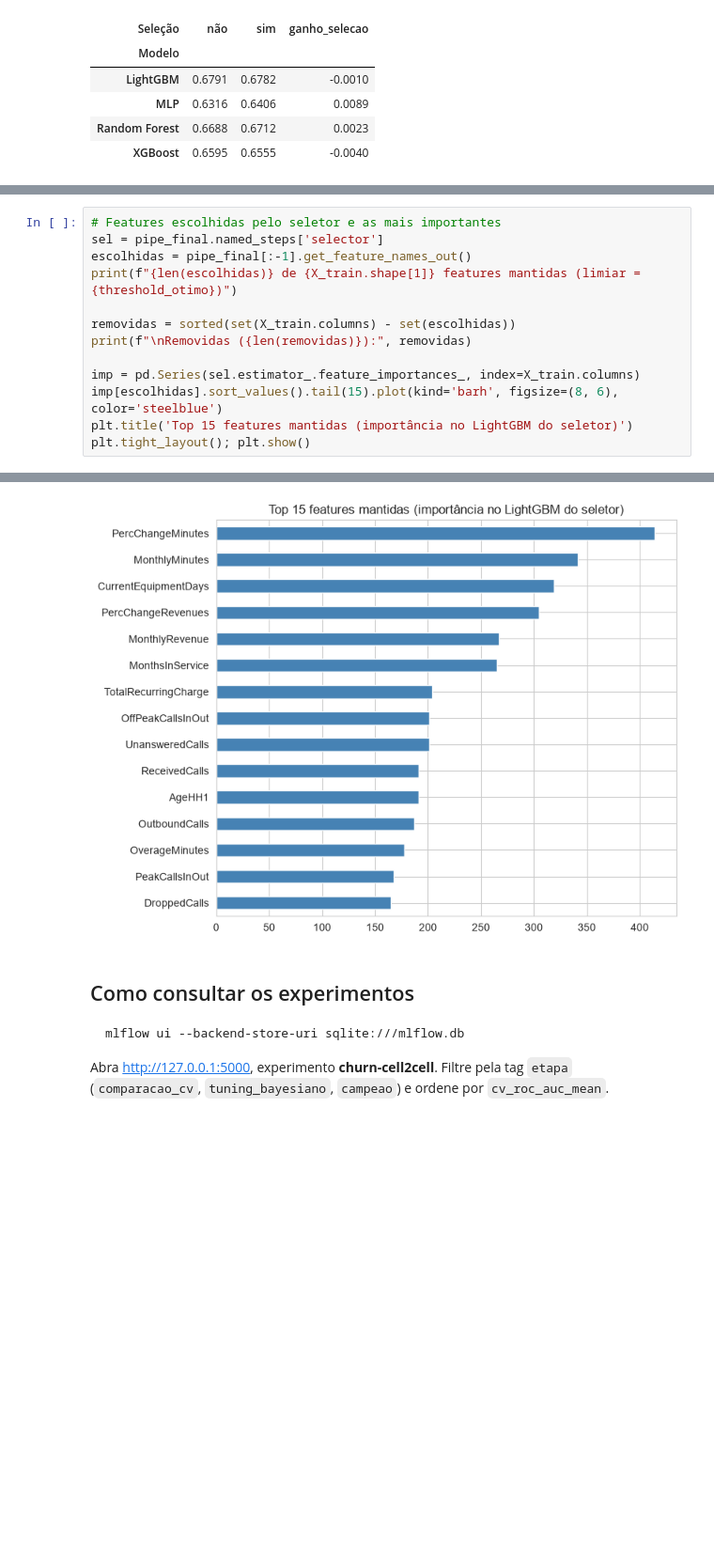
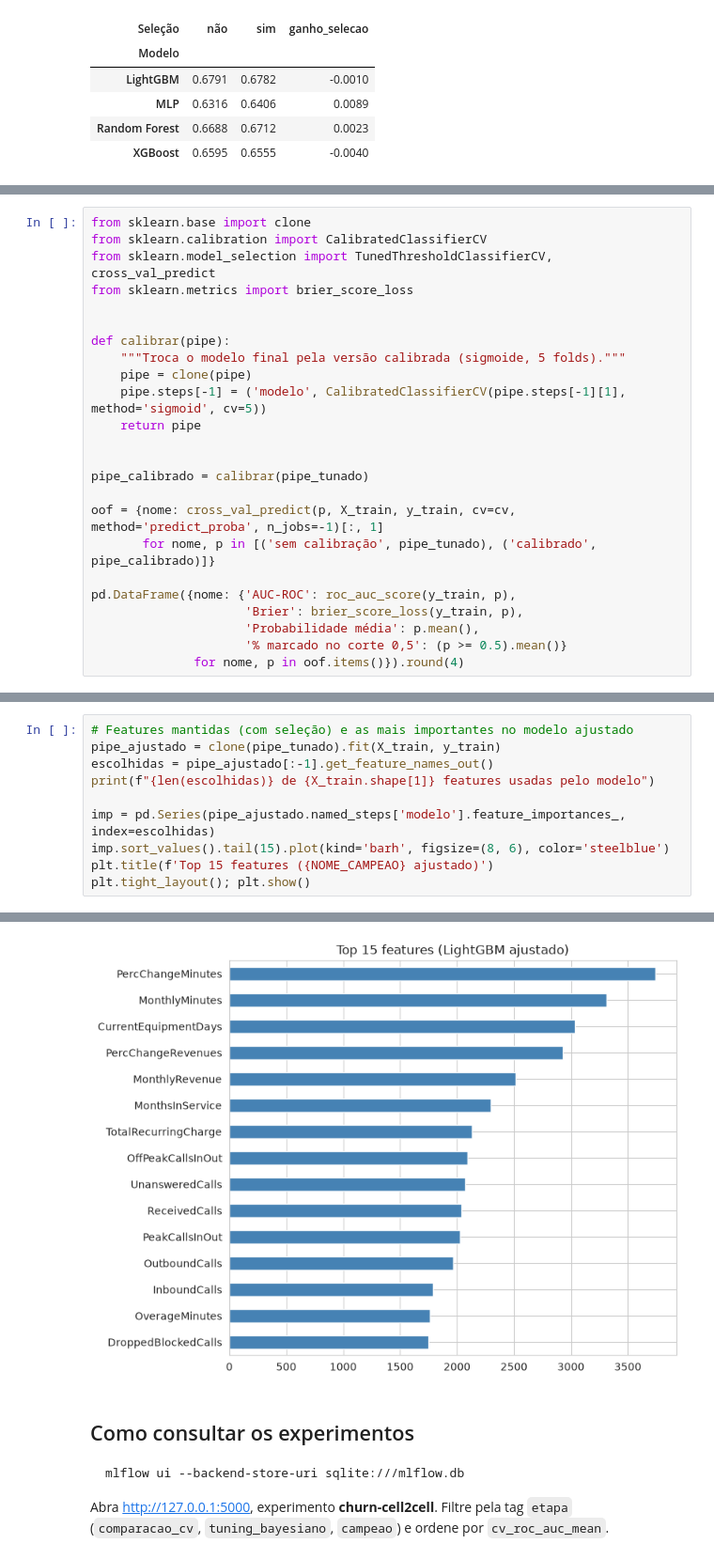
Before and after one commit to jumrs/tech-challenge-1-FIAP, a Jupyter notebook: notebooks/tech_challenge_1_FIAP.ipynb, the cells around one changed output, grey strips where cells are left out. Shown at 94% size. Drawn from its saved outputs; the diff is of its cells as text; blank space fills up the shorter version.

```diff
--- a/notebooks/tech_challenge_1_FIAP.ipynb
+++ b/notebooks/tech_challenge_1_FIAP.ipynb
@@ -1760,0 +1787,24 @@ plt.tight_layout(); plt.show()
+# %%
+from sklearn.base import clone
+from sklearn.calibration import CalibratedClassifierCV
+from sklearn.model_selection import TunedThresholdClassifierCV, cross_val_predict
+from sklearn.metrics import brier_score_loss
+
+
+def calibrar(pipe):
+    """Troca o modelo final pela versão calibrada (sigmoide, 5 folds)."""
+    pipe = clone(pipe)
+    pipe.steps[-1] = ('modelo', CalibratedClassifierCV(pipe.steps[-1][1], method='sigmoid', cv=5))
+    return pipe
+
+
+pipe_calibrado = calibrar(pipe_tunado)
+
+oof = {nome: cross_val_predict(p, X_train, y_train, cv=cv, method='predict_proba', n_jobs=-1)[:, 1]
+       for nome, p in [('sem calibração', pipe_tunado), ('calibrado', pipe_calibrado)]}
+
+pd.DataFrame({nome: {'AUC-ROC': roc_auc_score(y_train, p),
+                     'Brier': brier_score_loss(y_train, p),
+                     'Probabilidade média': p.mean(),
+                     '% marcado no corte 0,5': (p >= 0.5).mean()}
+              for nome, p in oof.items()}).round(4)
@@ -1806,14 +1878,11 @@ resumo
 # %%
-# Features escolhidas pelo seletor e as mais importantes
-sel = pipe_final.named_steps['selector']
-escolhidas = pipe_final[:-1].get_feature_names_out()
-print(f"{len(escolhidas)} de {X_train.shape[1]} features mantidas (limiar = {threshold_otimo})")
+# Features mantidas (com seleção) e as mais importantes no modelo ajustado
+pipe_ajustado = clone(pipe_tunado).fit(X_train, y_train)
+escolhidas = pipe_ajustado[:-1].get_feature_names_out()
+print(f"{len(escolhidas)} de {X_train.shape[1]} features usadas pelo modelo")
 
-removidas = sorted(set(X_train.columns) - set(escolhidas))
-print(f"\nRemovidas ({len(removidas)}):", removidas)
-
-imp = pd.Series(sel.estimator_.feature_importances_, index=X_train.columns)
-imp[escolhidas].sort_values().tail(15).plot(kind='barh', figsize=(8, 6), color='steelblue')
-plt.title('Top 15 features mantidas (importância no LightGBM do seletor)')
+imp = pd.Series(pipe_ajustado.named_steps['modelo'].feature_importances_, index=escolhidas)
+imp.sort_values().tail(15).plot(kind='barh', figsize=(8, 6), color='steelblue')
+plt.title(f'Top 15 features ({NOME_CAMPEAO} ajustado)')
 plt.tight_layout(); plt.show()
 # %% [output]
@@ -1823,4 +1890,4 @@ Removidas (49): ['AdjustmentsToCreditRating', 'CallForwardingCalls', 'Contract_L
-[figure, old version]
+[figure, new version]
 # %% [markdown]
 ## Como consultar os experimentos
 
```
Also changed, not shown: parts of 27 cells of this notebook.
